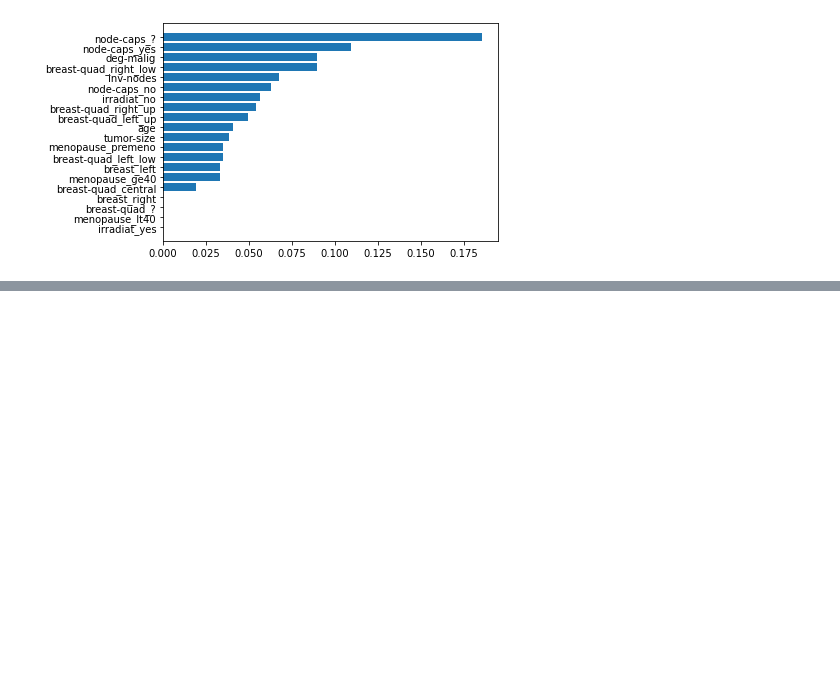
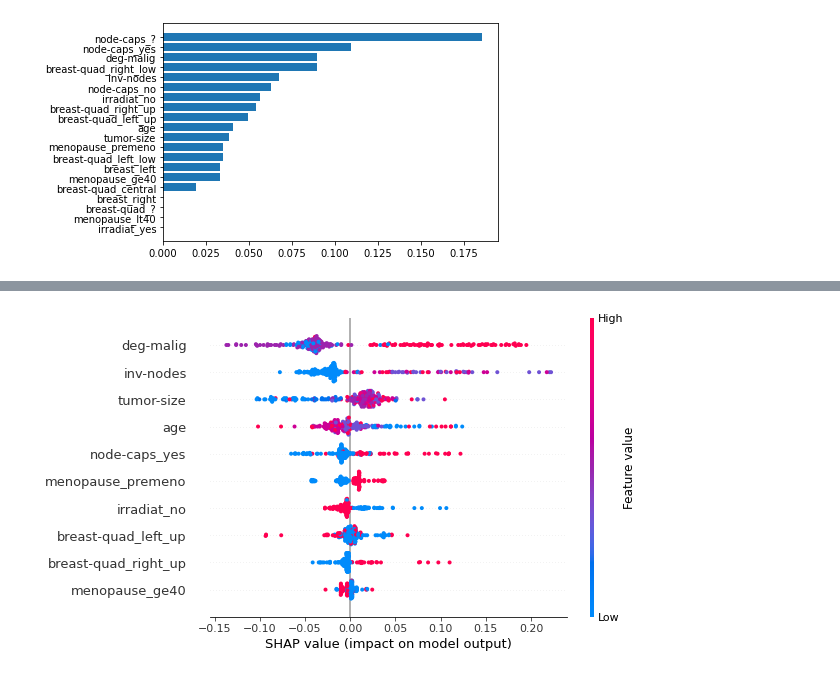
Before and after one commit to stureiko/GeekBrains, a Jupyter notebook: ML_in_business/lection7_materials/HW7.ipynb, the cells around one changed output, grey strips where cells are left out. Cells and saved outputs as stored; diff of their text form; code cells hidden in the pictures; blank space fills up the shorter version.

```diff
--- a/ML_in_business/lection7_materials/HW7.ipynb
+++ b/ML_in_business/lection7_materials/HW7.ipynb
@@ -115,0 +140,4 @@ model.
+# %%
+shap.summary_plot(shap_values, x_train, max_display=10)
+# %% [output]
+[figure, added]
```
Also changed, not shown: parts of 8 cells of this notebook.
